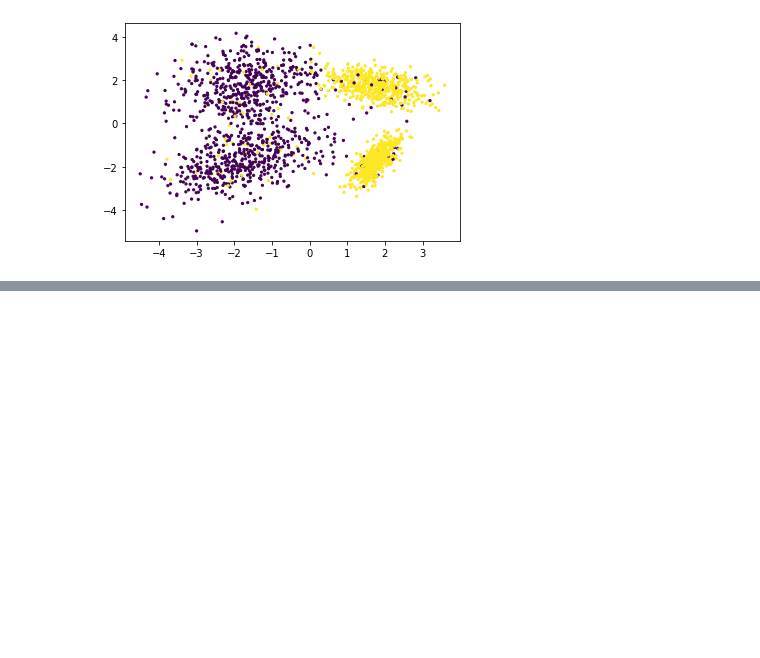
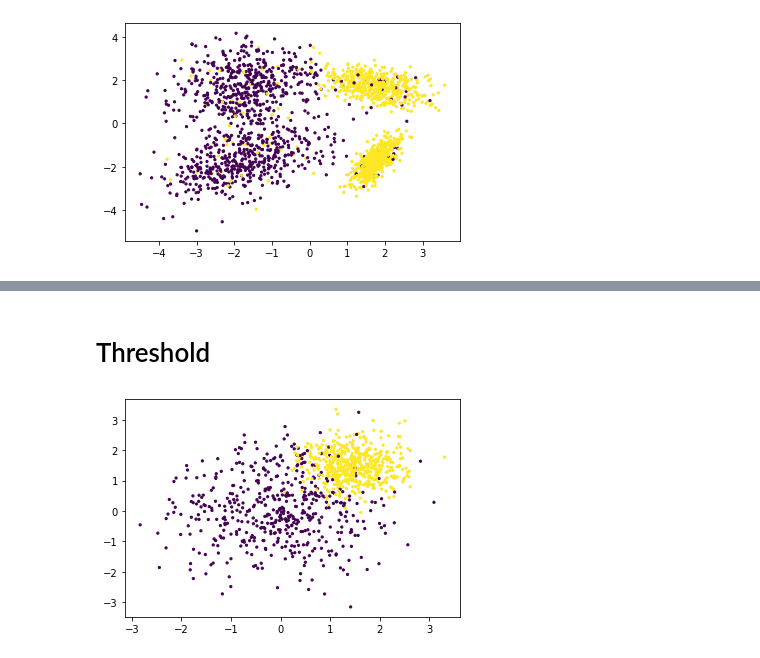
Before and after one commit to Scikit-learn-freecodecamp/4-meta-estimators, a Jupyter notebook: meta_estimators.ipynb, the cells around one changed output, grey strips where cells are left out. Saved outputs shown, nothing was run; the diff lists cells and outputs as text; code cells hidden in the pictures; blank space fills up the shorter version.

```diff
--- a/meta_estimators.ipynb
+++ b/meta_estimators.ipynb
@@ -47,0 +48,2 @@ make_plots()
+# %% [markdown]
+# Threshold
@@ -47,0 +62,5 @@ make_plots()
+# %%
+X, y = make_blobs(1000, centers=[(0, 0), (1.5, 1.5)], cluster_std=[1, 0.5])
+plt.scatter(X[:, 0], X[:, 1], c=y, s=5);
+# %% [output]
+[figure, added]
```
Also changed, not shown: parts of 4 cells of this notebook, 2 other files.
